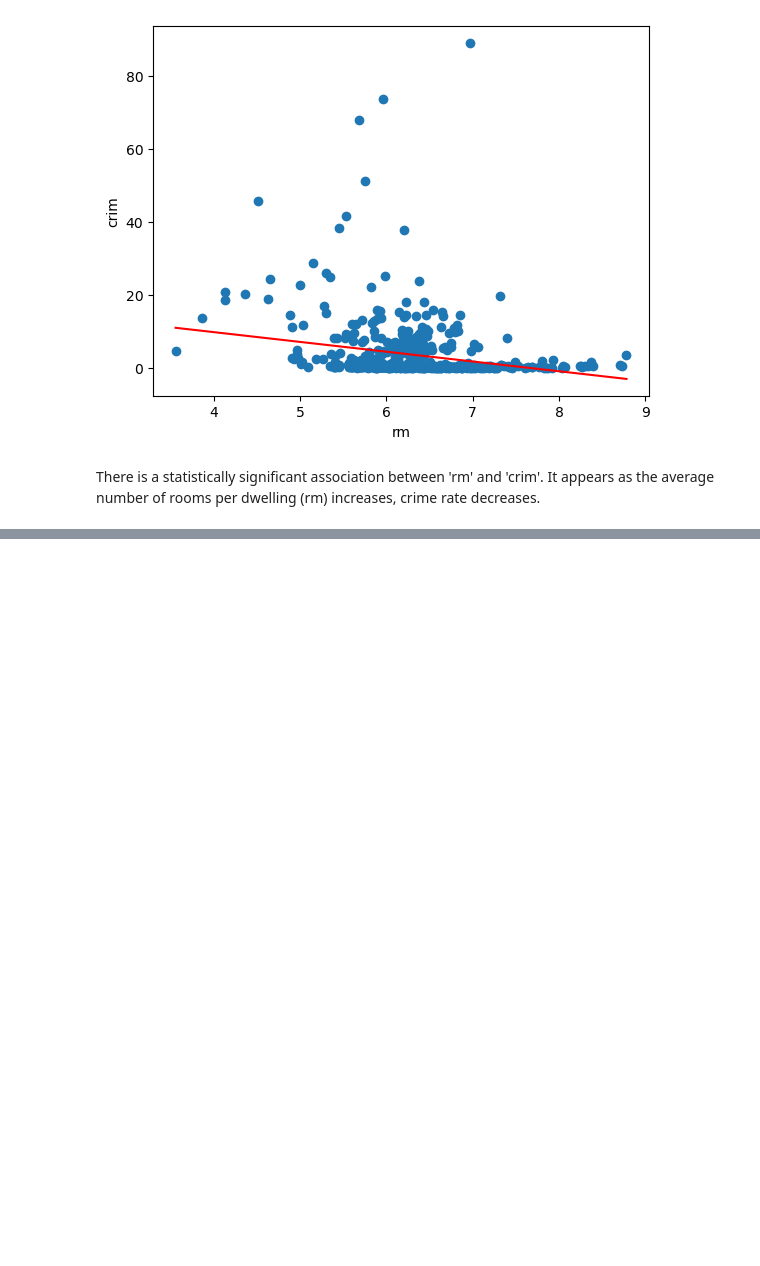
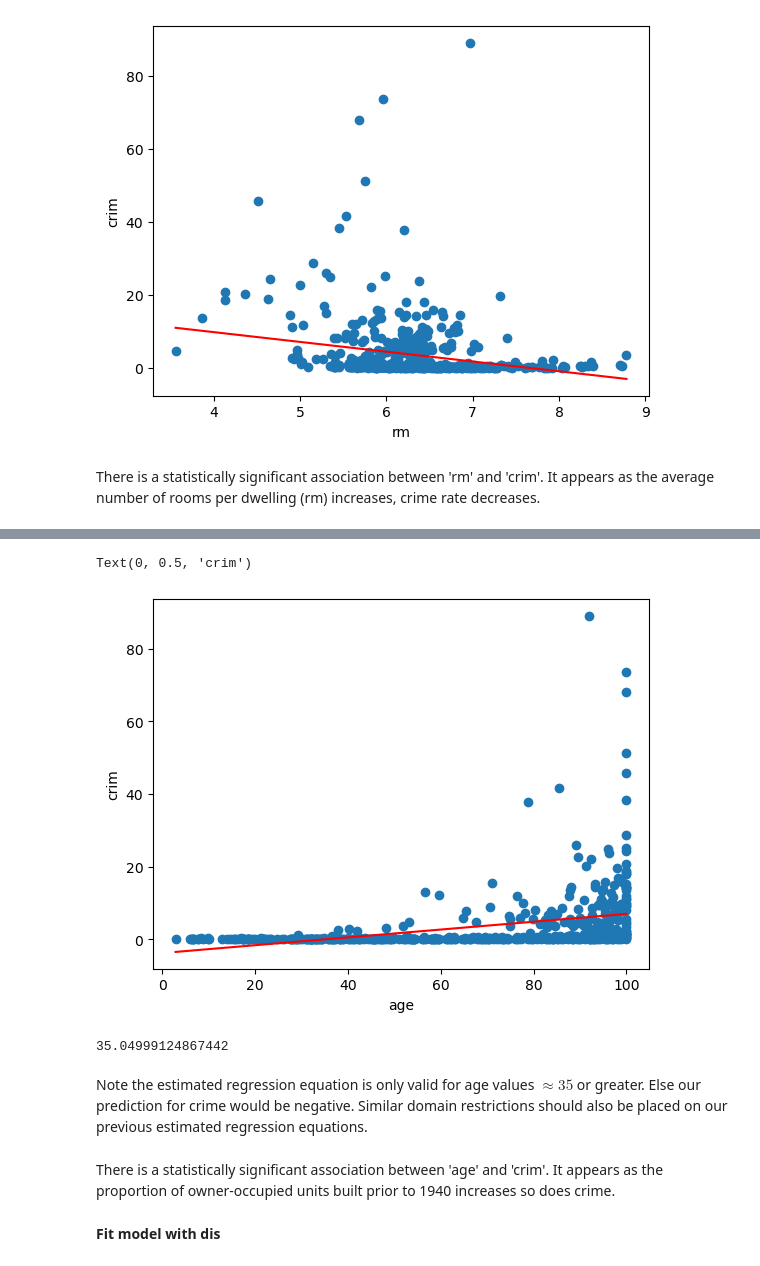
Before and after one commit to carmancater/an-introduction-to-statistical-learning-with-applications-in-python, a Jupyter notebook: Chapter 03 - Linear Regression/Ch 3 Ex 15.ipynb, the cells around one changed output, grey strips where cells are left out. Saved outputs shown, nothing was run; the diff lists cells and outputs as text; code cells hidden in the pictures; blank space fills up the shorter version.

```diff
--- a/Chapter 03 - Linear Regression/Ch 3 Ex 15.ipynb
+++ b/Chapter 03 - Linear Regression/Ch 3 Ex 15.ipynb
@@ -319,0 +351,21 @@ There is a statistically significant association between 'rm' and 'crim'. It app
+# %%
+intercept = result.params[0]
+slope = result.params[1]
+# %%
+plt.scatter(df[var], y)
+plt.plot([np.min(df[var]), np.max(df[var])],[intercept + slope*np.min(df[var]), intercept + slope*np.max(df[var])], 'r')
+plt.xlabel(var)
+plt.ylabel('crim')
+# %% [output]
+Text(0, 0.5, 'crim')
+[figure, added]
+# %%
+-intercept/slope
+# %% [output]
+35.04999124867442
+# %% [markdown]
+Note the estimated regression equation is only valid for age values $\approx 35$ or greater. Else our prediction for crime would be negative. Similar domain restrictions should also be placed on our previous estimated regression equations.
+# %% [markdown]
+There is a statistically significant association between 'age' and 'crim'. It appears as the proportion of owner-occupied units built prior to 1940 increases so does crime.
+# %% [markdown]
+**Fit model with dis**
```
Also changed, not shown: parts of 28 cells of this notebook.
